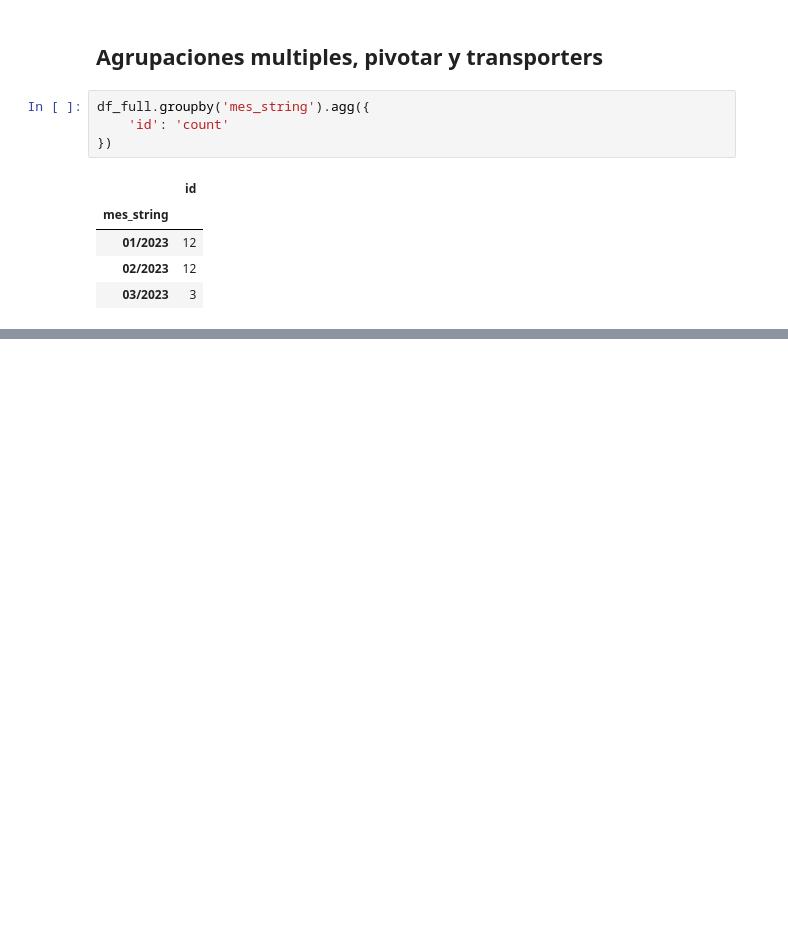
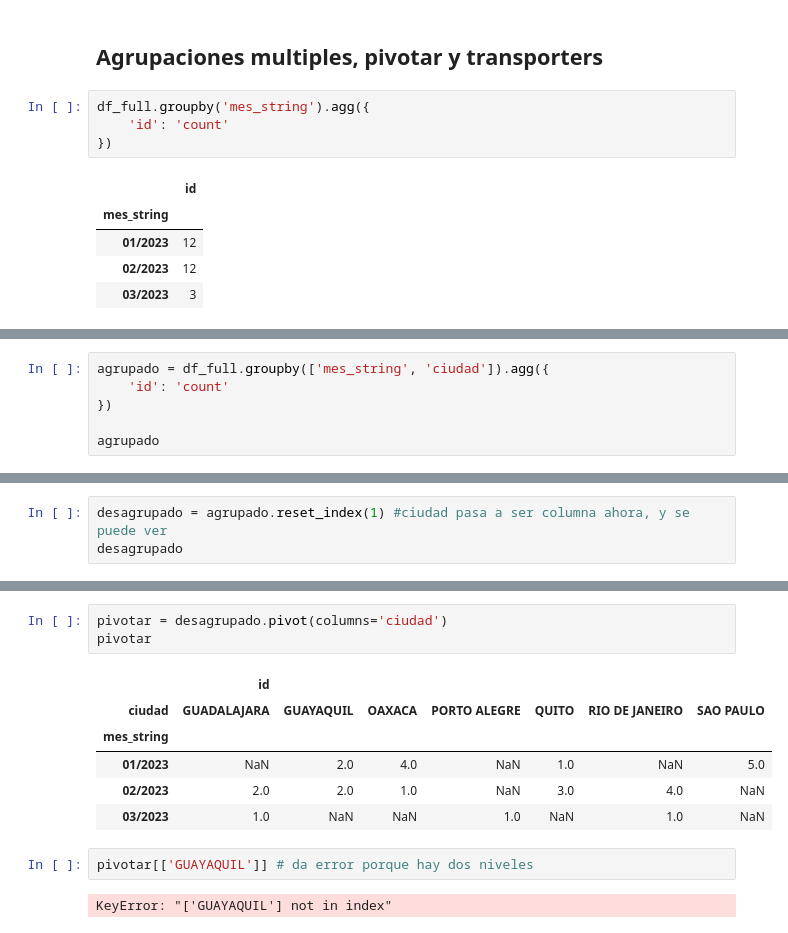
Before and after one commit to martuwilson/python-data-intelligence, a Jupyter notebook: JoinPandas.ipynb, the cells around one changed output, grey strips where cells are left out. Cells and saved outputs as stored; diff of their text form; blank space fills up the shorter version.

Commit message:
Join, pivot & transporter

```diff
--- a/JoinPandas.ipynb
+++ b/JoinPandas.ipynb
@@ -124,0 +127,6 @@ df_full.groupby('mes_string').agg({
+# %%
+agrupado = df_full.groupby(['mes_string', 'ciudad']).agg({
+    'id': 'count'
+})
+
+agrupado
@@ -124,0 +152,3 @@ df_full.groupby('mes_string').agg({
+# %%
+desagrupado = agrupado.reset_index(1) #ciudad pasa a ser columna ahora, y se puede ver
+desagrupado
@@ -124,0 +190,14 @@ df_full.groupby('mes_string').agg({
+# %%
+pivotar = desagrupado.pivot(columns='ciudad')
+pivotar
+# %% [output]
+|  | id |  |  |  |  |  |  |
+| ciudad | GUADALAJARA | GUAYAQUIL | OAXACA | PORTO ALEGRE | QUITO | RIO DE JANEIRO | SAO PAULO |
+| mes_string |  |  |  |  |  |  |  |
+| 01/2023 | NaN | 2.0 | 4.0 | NaN | 1.0 | NaN | 5.0 |
+| 02/2023 | 2.0 | 2.0 | 1.0 | NaN | 3.0 | 4.0 | NaN |
+| 03/2023 | 1.0 | NaN | NaN | 1.0 | NaN | 1.0 | NaN |
+# %%
+pivotar[['GUAYAQUIL']] # da error porque hay dos niveles
+# %% [output]
+KeyError: "['GUAYAQUIL'] not in index"
```
Also changed, not shown: parts of 9 cells of this notebook.
